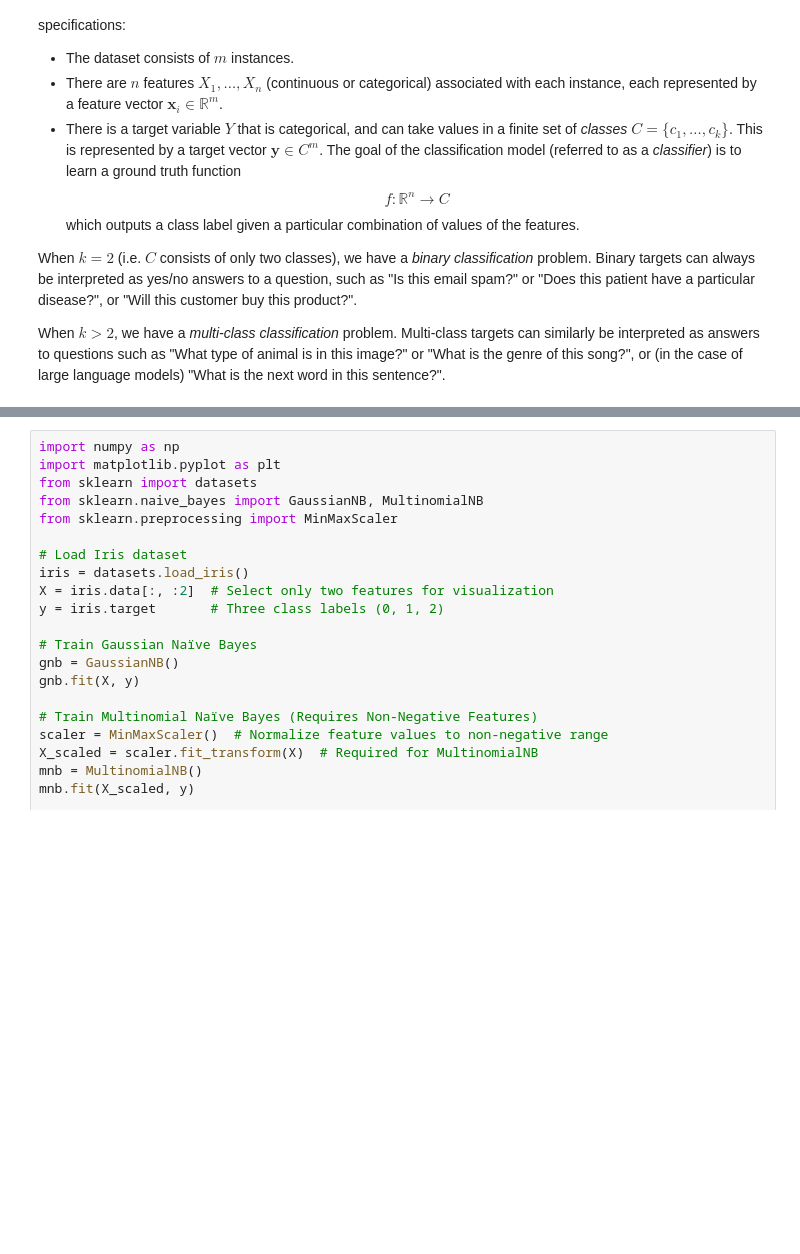
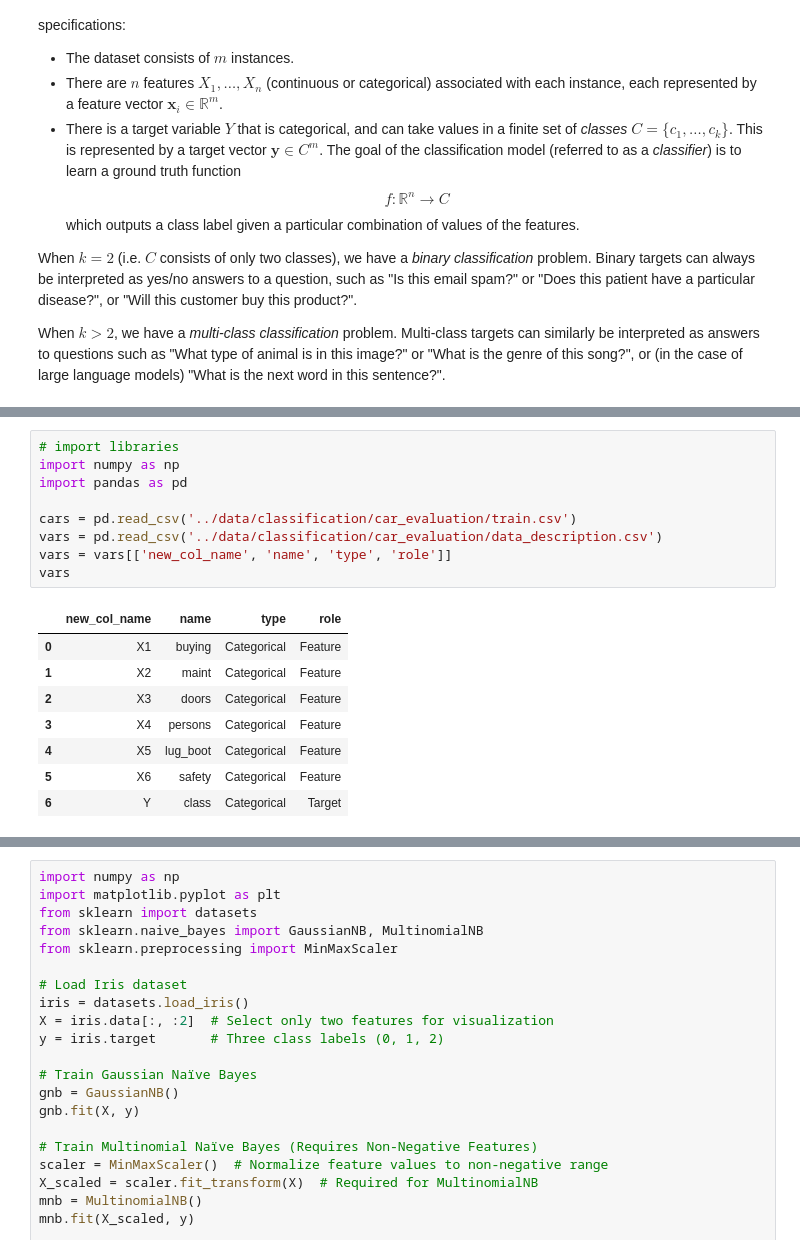
Before and after one commit to arvindsuresh-math/MATH-392-Intro-to-neural-networks, a Jupyter notebook: notebooks/09_intro-to-classification.ipynb, the cells around one changed output, grey strips where cells are left out. Cells and saved outputs as stored; diff of their text form; blank space fills up the shorter version.

```diff
--- a/notebooks/09_intro-to-classification.ipynb
+++ b/notebooks/09_intro-to-classification.ipynb
@@ -81,0 +165,18 @@ When $k>2$, we have a *multi-class classification* problem.  Multi-class targets
+# %%
+# import libraries
+import numpy as np
+import pandas as pd
+
+cars = pd.read_csv('../data/classification/car_evaluation/train.csv')
+vars = pd.read_csv('../data/classification/car_evaluation/data_description.csv')
+vars = vars[['new_col_name', 'name', 'type', 'role']]
+vars
+# %% [output]
+|  | new_col_name | name | type | role |
+| 0 | X1 | buying | Categorical | Feature |
+| 1 | X2 | maint | Categorical | Feature |
+| 2 | X3 | doors | Categorical | Feature |
+| 3 | X4 | persons | Categorical | Feature |
+| 4 | X5 | lug_boot | Categorical | Feature |
+| 5 | X6 | safety | Categorical | Feature |
+| 6 | Y | class | Categorical | Target |
```
Also changed, not shown: parts of 9 cells of this notebook.
